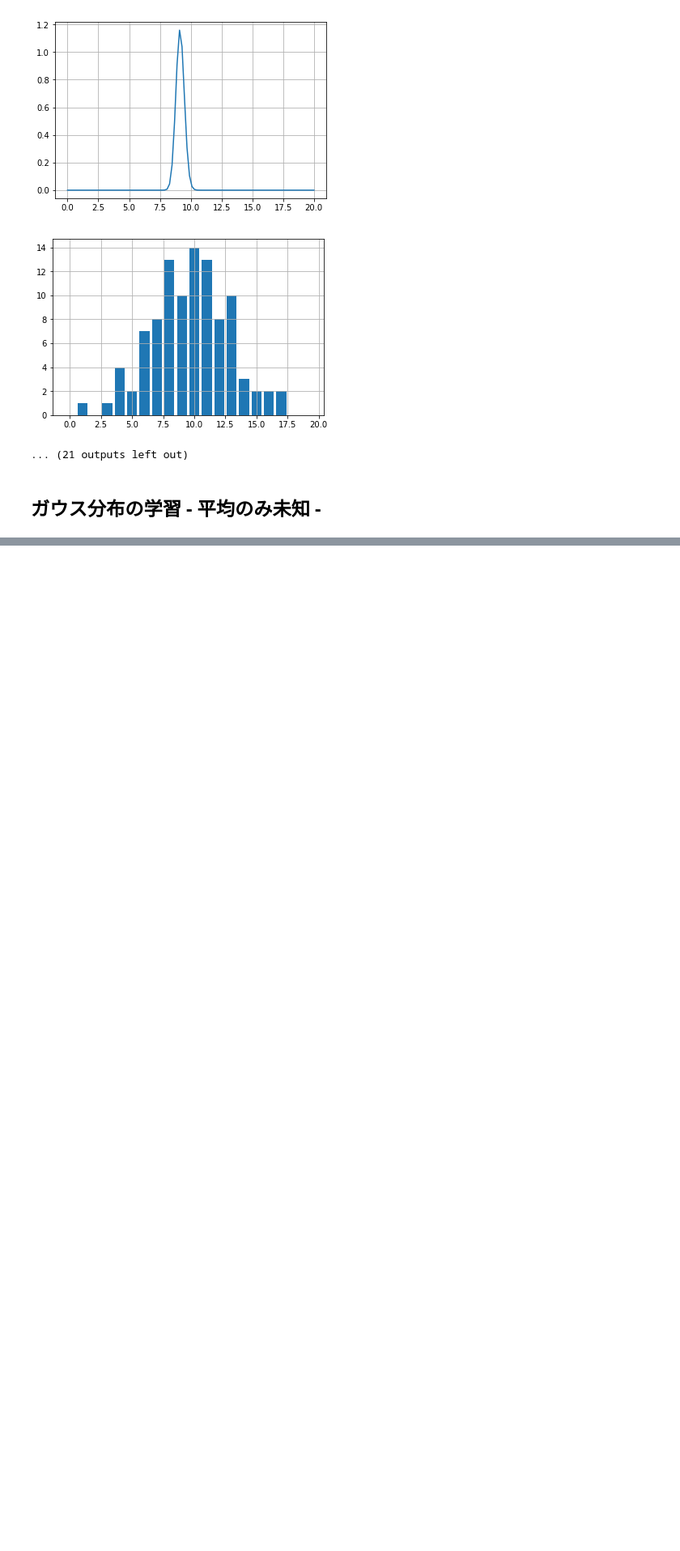
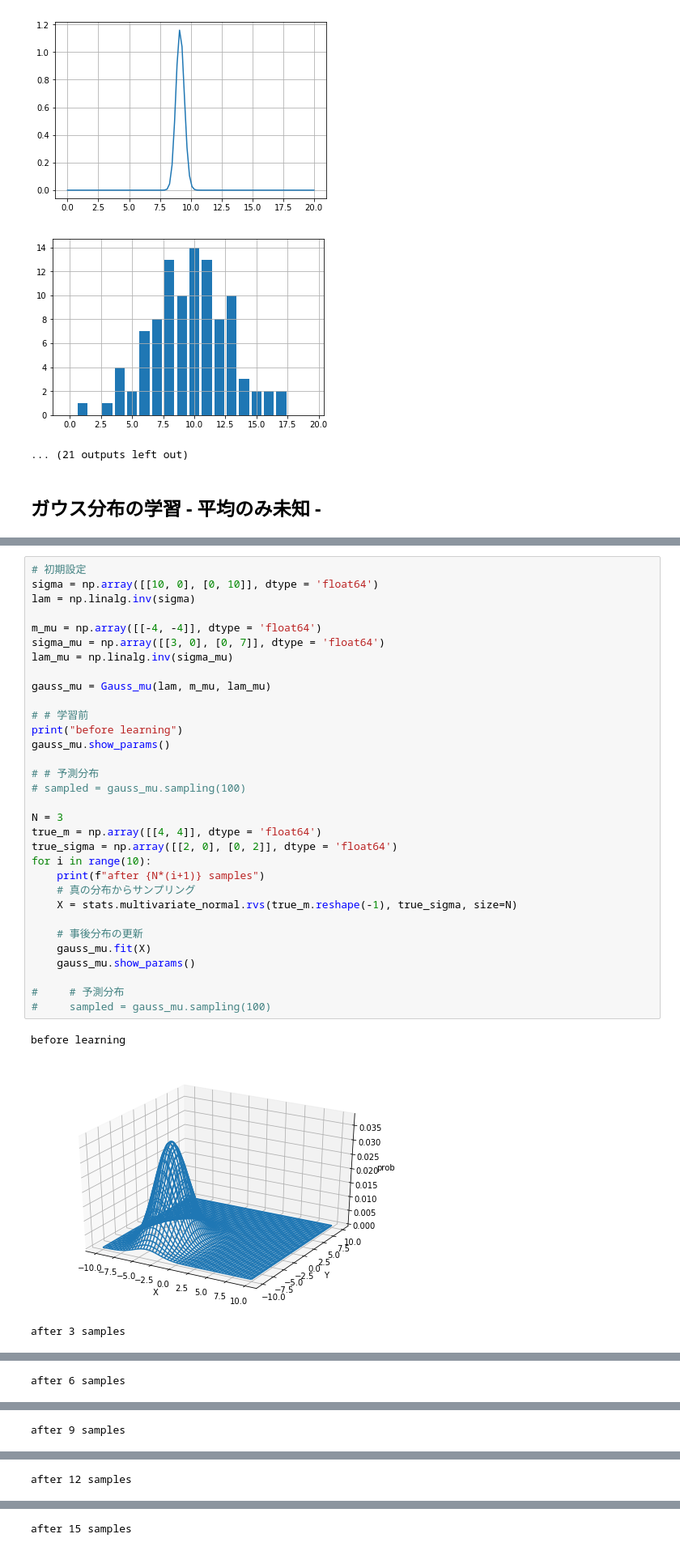
Before and after one commit to GENZITSU/Bayse, a Jupyter notebook: chapter_3.ipynb, the cells around one changed output, grey strips where cells are left out. Shown at 81% size. Cells and saved outputs as stored; diff of their text form; blank space fills up the shorter version.

```diff
--- a/chapter_3.ipynb
+++ b/chapter_3.ipynb
@@ -376,0 +400,36 @@ class Gauss_mu:
+# %%
+# 初期設定
+sigma = np.array([[10, 0], [0, 10]], dtype = 'float64')
+lam = np.linalg.inv(sigma)
+
+m_mu = np.array([[-4, -4]], dtype = 'float64')
+sigma_mu = np.array([[3, 0], [0, 7]], dtype = 'float64')
+lam_mu = np.linalg.inv(sigma_mu)
+
+gauss_mu = Gauss_mu(lam, m_mu, lam_mu)
+
+# # 学習前
+print("before learning")
+gauss_mu.show_params()
+
+# # 予測分布
+# sampled = gauss_mu.sampling(100)
+
+N = 3
+true_m = np.array([[4, 4]], dtype = 'float64')
+true_sigma = np.array([[2, 0], [0, 2]], dtype = 'float64')
+for i in range(10):
+    print(f"after {N*(i+1)} samples")
+    # 真の分布からサンプリング
+    X = stats.multivariate_normal.rvs(true_m.reshape(-1), true_sigma, size=N)
+
+    # 事後分布の更新
+    gauss_mu.fit(X)
+    gauss_mu.show_params()
+
+#     # 予測分布
+#     sampled = gauss_mu.sampling(100)
+# %% [output]
+before learning
+[figure, added]
+after 3 samples
@@ -376,0 +437 @@ class Gauss_mu:
+after 6 samples
@@ -376,0 +439 @@ class Gauss_mu:
+after 9 samples
@@ -376,0 +441 @@ class Gauss_mu:
+after 12 samples
@@ -376,0 +443 @@ class Gauss_mu:
+after 15 samples
```
Also changed, not shown: parts of 7 cells of this notebook.
